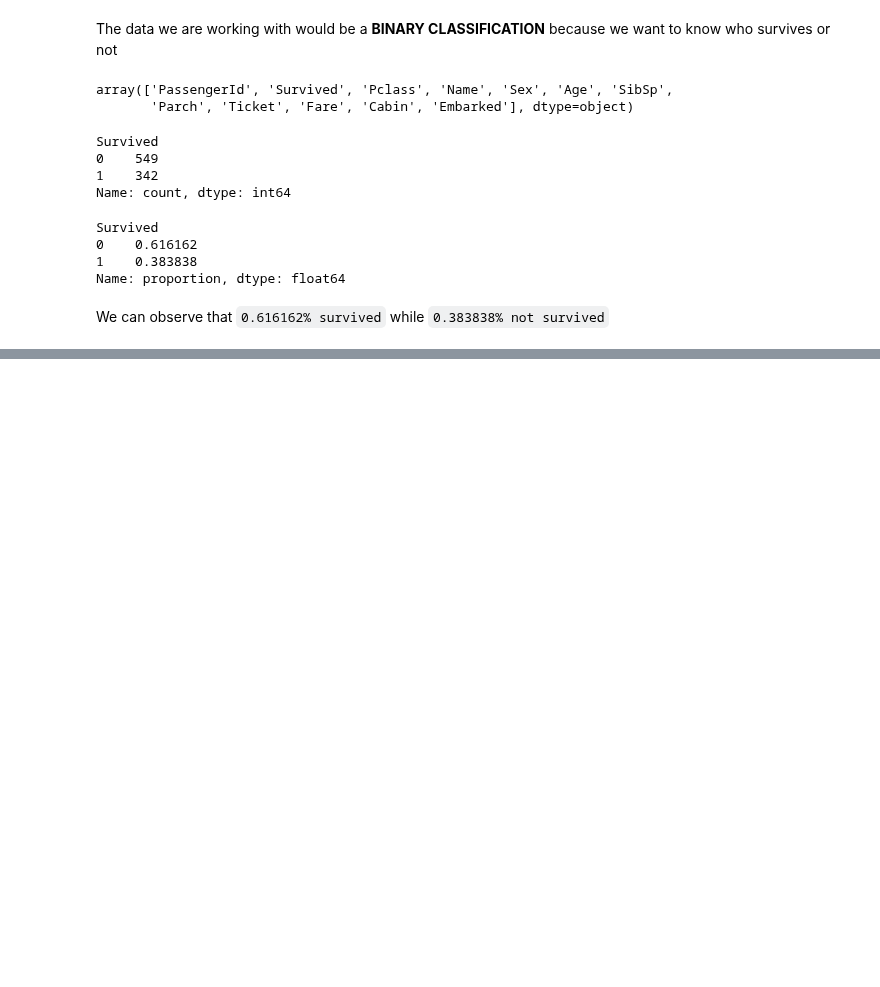
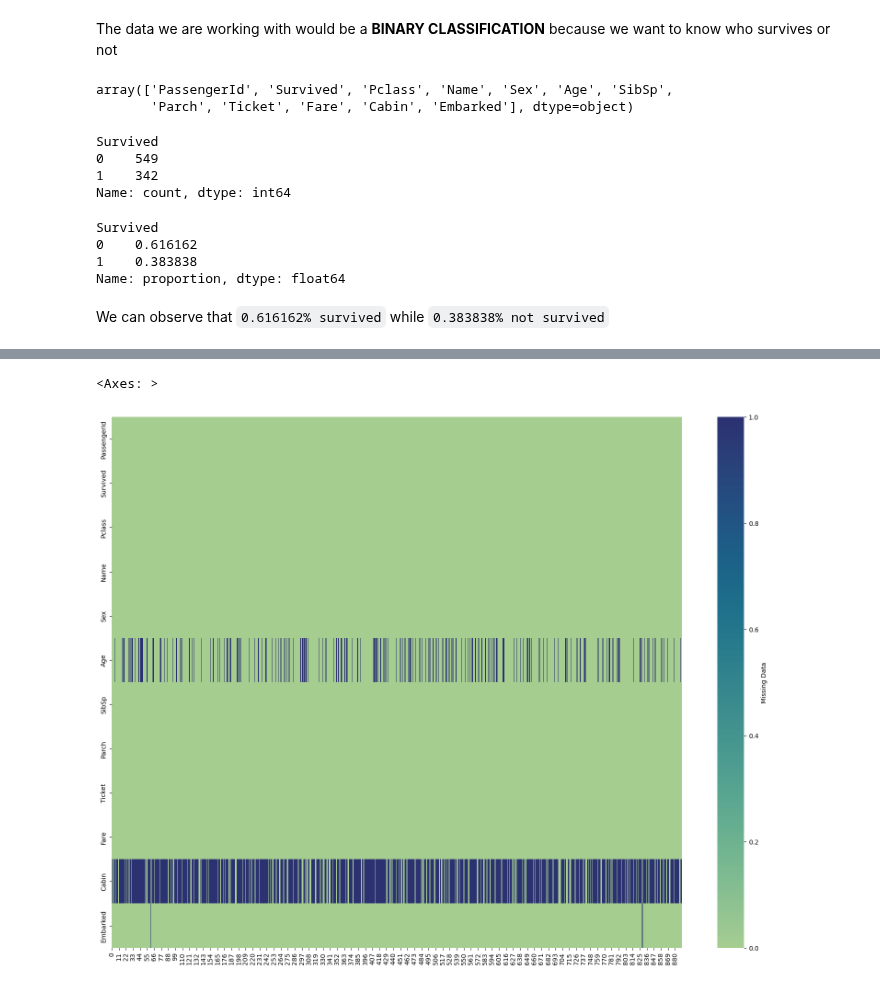
Before and after one commit to andazi/goal-data-science, a Jupyter notebook: Master Data Analysis with Python/EDA on titanic dataset.ipynb, the cells around one changed output, grey strips where cells are left out. Saved outputs shown, nothing was run; the diff lists cells and outputs as text; code cells hidden in the pictures; blank space fills up the shorter version.

```diff
--- a/Master Data Analysis with Python/EDA on titanic dataset.ipynb
+++ b/Master Data Analysis with Python/EDA on titanic dataset.ipynb
@@ -90,0 +101,7 @@ sns.pairplot(df, hue='Survived')
+# %%
+# heatmap
+plt.figure(figsize=(20,15))
+sns.heatmap(df.isna().transpose(), cmap='crest', cbar_kws={'label': 'Missing Data'})
+# %% [output]
+<Axes: >
+[figure, added]
```
Also changed, not shown: parts of 8 cells of this notebook.
